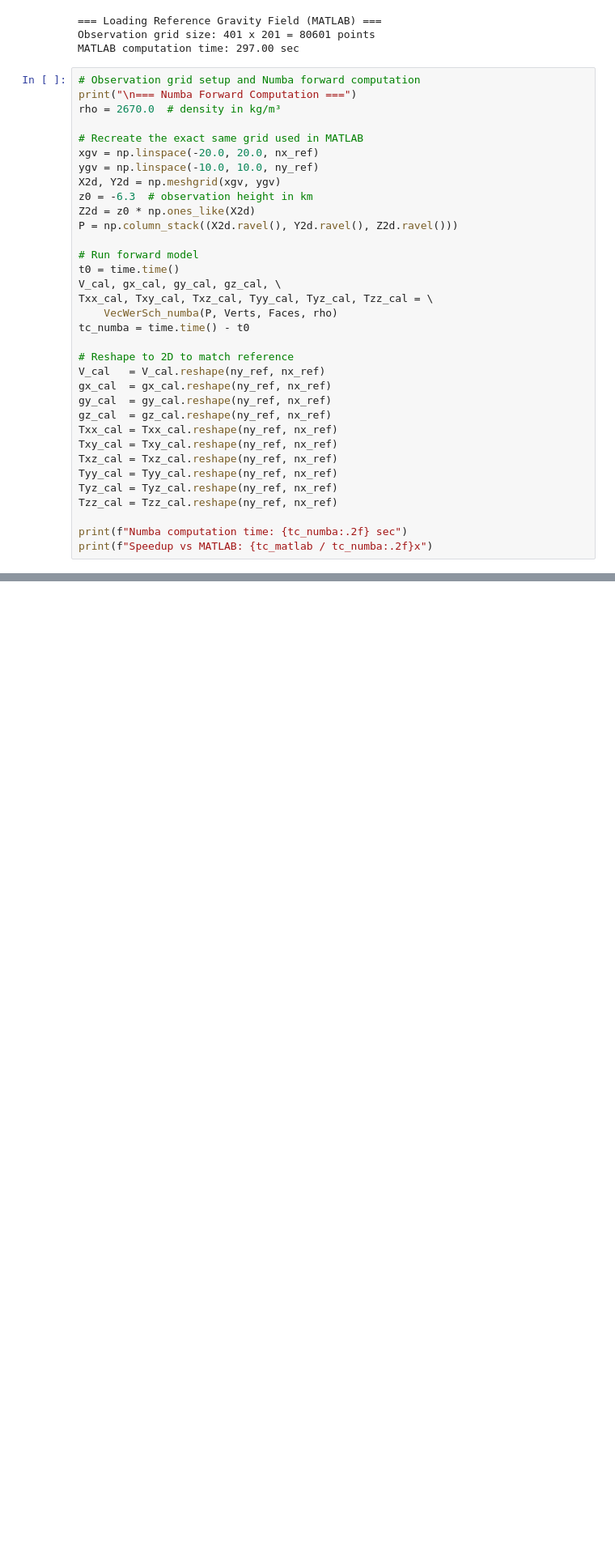
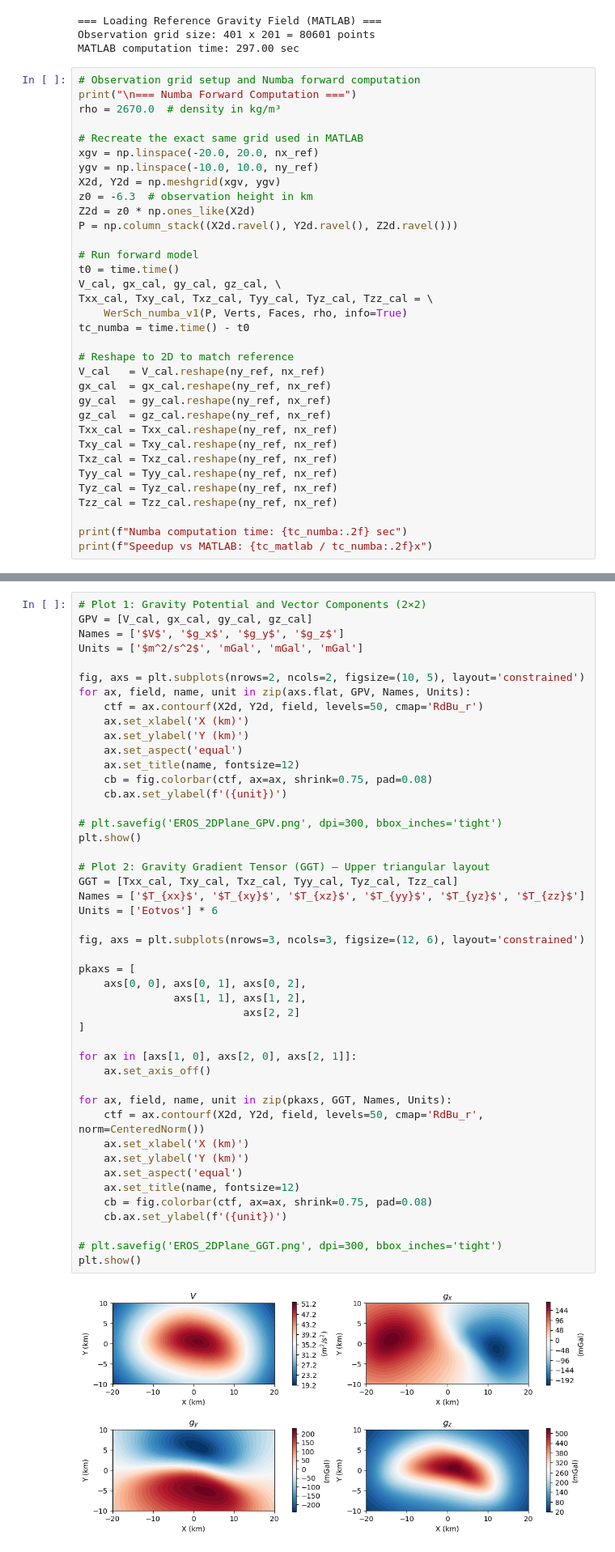
Before and after one commit to LeyuanWu/VecWerSch, a Jupyter notebook: ex_EROS_2DPlane.ipynb, the cells around one changed output, grey strips where cells are left out. Shown at 81% size. Cells and saved outputs as stored; diff of their text form; blank space fills up the shorter version.

```diff
--- a/ex_EROS_2DPlane.ipynb
+++ b/ex_EROS_2DPlane.ipynb
@@ -83,7 +83,7 @@ P = np.column_stack((X2d.ravel(), Y2d.ravel(), Z2d.ravel()))
 t0 = time.time()
 V_cal, gx_cal, gy_cal, gz_cal, \
 Txx_cal, Txy_cal, Txz_cal, Tyy_cal, Tyz_cal, Tzz_cal = \
-    VecWerSch_numba(P, Verts, Faces, rho)
+    WerSch_numba_v1(P, Verts, Faces, rho, info=True)
 tc_numba = time.time() - t0
 
 # Reshape to 2D to match reference
@@ -206,0 +373,48 @@ plt.show()
+# %%
+# Plot 1: Gravity Potential and Vector Components (2×2)
+GPV = [V_cal, gx_cal, gy_cal, gz_cal]
+Names = ['$V$', '$g_x$', '$g_y$', '$g_z$']
+Units = ['$m^2/s^2$', 'mGal', 'mGal', 'mGal']
+
+fig, axs = plt.subplots(nrows=2, ncols=2, figsize=(10, 5), layout='constrained')
+for ax, field, name, unit in zip(axs.flat, GPV, Names, Units):
+    ctf = ax.contourf(X2d, Y2d, field, levels=50, cmap='RdBu_r')
+    ax.set_xlabel('X (km)')
+    ax.set_ylabel('Y (km)')
+    ax.set_aspect('equal')
+    ax.set_title(name, fontsize=12)
+    cb = fig.colorbar(ctf, ax=ax, shrink=0.75, pad=0.08)
+    cb.ax.set_ylabel(f'({unit})')
+
+# plt.savefig('EROS_2DPlane_GPV.png', dpi=300, bbox_inches='tight')
+plt.show()
+
+# Plot 2: Gravity Gradient Tensor (GGT) — Upper triangular layout
+GGT = [Txx_cal, Txy_cal, Txz_cal, Tyy_cal, Tyz_cal, Tzz_cal]
+Names = ['$T_{xx}$', '$T_{xy}$', '$T_{xz}$', '$T_{yy}$', '$T_{yz}$', '$T_{zz}$']
+Units = ['Eotvos'] * 6
+
+fig, axs = plt.subplots(nrows=3, ncols=3, figsize=(12, 6), layout='constrained')
+
+pkaxs = [
+    axs[0, 0], axs[0, 1], axs[0, 2],
+               axs[1, 1], axs[1, 2],
+                          axs[2, 2]
+]
+
+for ax in [axs[1, 0], axs[2, 0], axs[2, 1]]:
+    ax.set_axis_off()
+
+for ax, field, name, unit in zip(pkaxs, GGT, Names, Units):
+    ctf = ax.contourf(X2d, Y2d, field, levels=50, cmap='RdBu_r', norm=CenteredNorm())
+    ax.set_xlabel('X (km)')
+    ax.set_ylabel('Y (km)')
+    ax.set_aspect('equal')
+    ax.set_title(name, fontsize=12)
+    cb = fig.colorbar(ctf, ax=ax, shrink=0.75, pad=0.08)
+    cb.ax.set_ylabel(f'({unit})')
+
+# plt.savefig('EROS_2DPlane_GGT.png', dpi=300, bbox_inches='tight')
+plt.show()
+# %% [output]
+[figure, added]
```
Also changed, not shown: parts of 10 cells of this notebook, 8 other files.
